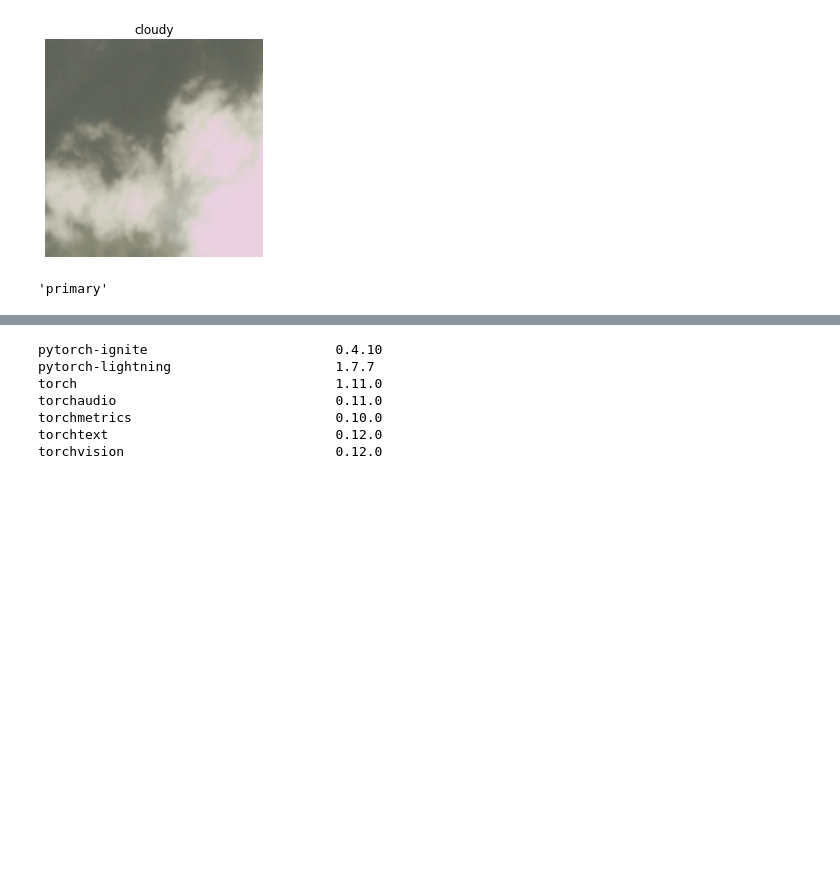
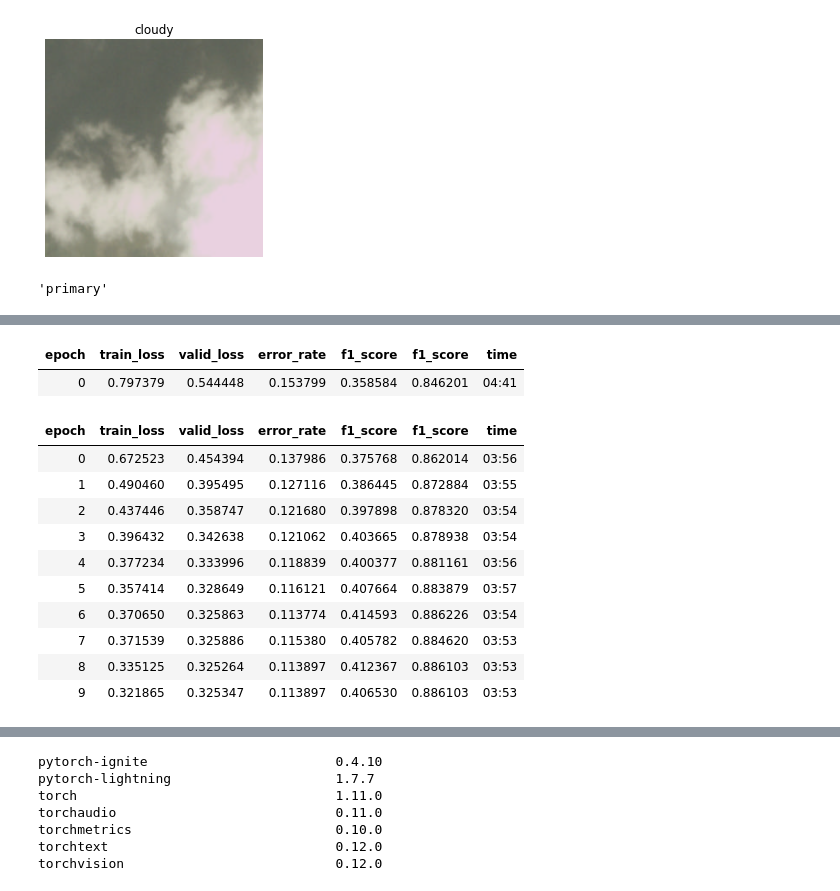
Before and after one commit to david26694/deforestation, a Jupyter notebook: predatathon/planets-dataset-kaggle.ipynb, the cells around one changed output, grey strips where cells are left out. Saved outputs shown, nothing was run; the diff lists cells and outputs as text; code cells hidden in the pictures; blank space fills up the shorter version.

```diff
--- a/predatathon/planets-dataset-kaggle.ipynb
+++ b/predatathon/planets-dataset-kaggle.ipynb
@@ -147,3 +136,19 @@ learn.fine_tune(4, 1.7e-3)
+# %%
+learn.fine_tune(10, lr.valley)
+# %% [output]
+| epoch | train_loss | valid_loss | error_rate | f1_score | f1_score | time |
+| 0 | 0.797379 | 0.544448 | 0.153799 | 0.358584 | 0.846201 | 04:41 |
+| epoch | train_loss | valid_loss | error_rate | f1_score | f1_score | time |
+| 0 | 0.672523 | 0.454394 | 0.137986 | 0.375768 | 0.862014 | 03:56 |
+| 1 | 0.490460 | 0.395495 | 0.127116 | 0.386445 | 0.872884 | 03:55 |
+| 2 | 0.437446 | 0.358747 | 0.121680 | 0.397898 | 0.878320 | 03:54 |
+| 3 | 0.396432 | 0.342638 | 0.121062 | 0.403665 | 0.878938 | 03:54 |
+| 4 | 0.377234 | 0.333996 | 0.118839 | 0.400377 | 0.881161 | 03:56 |
+| 5 | 0.357414 | 0.328649 | 0.116121 | 0.407664 | 0.883879 | 03:57 |
+| 6 | 0.370650 | 0.325863 | 0.113774 | 0.414593 | 0.886226 | 03:54 |
+| 7 | 0.371539 | 0.325886 | 0.115380 | 0.405782 | 0.884620 | 03:53 |
+| 8 | 0.335125 | 0.325264 | 0.113897 | 0.412367 | 0.886103 | 03:53 |
+| 9 | 0.321865 | 0.325347 | 0.113897 | 0.406530 | 0.886103 | 03:53 |
 # %%
 learn.validate()
 # %% [output]
```
Also changed, not shown: parts of 10 cells of this notebook.
